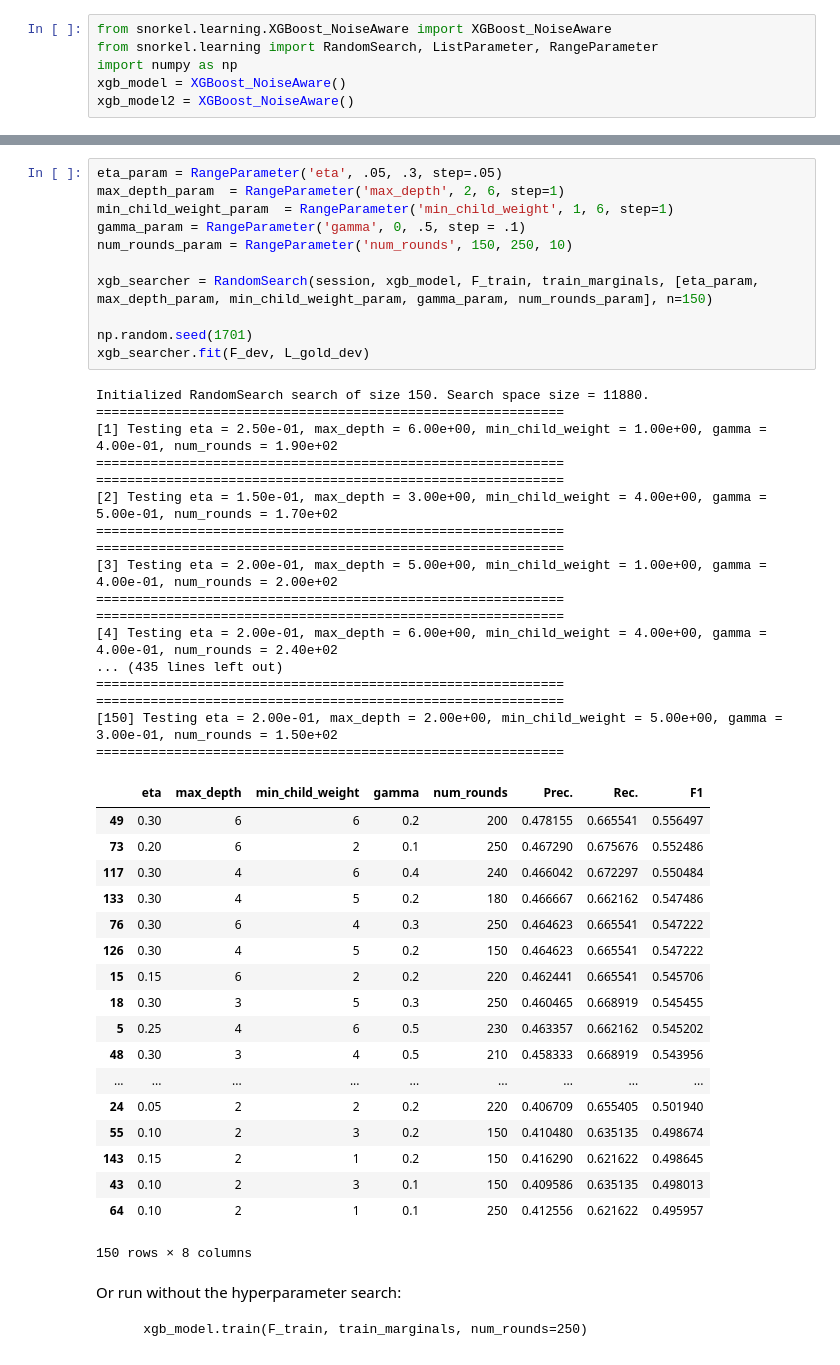
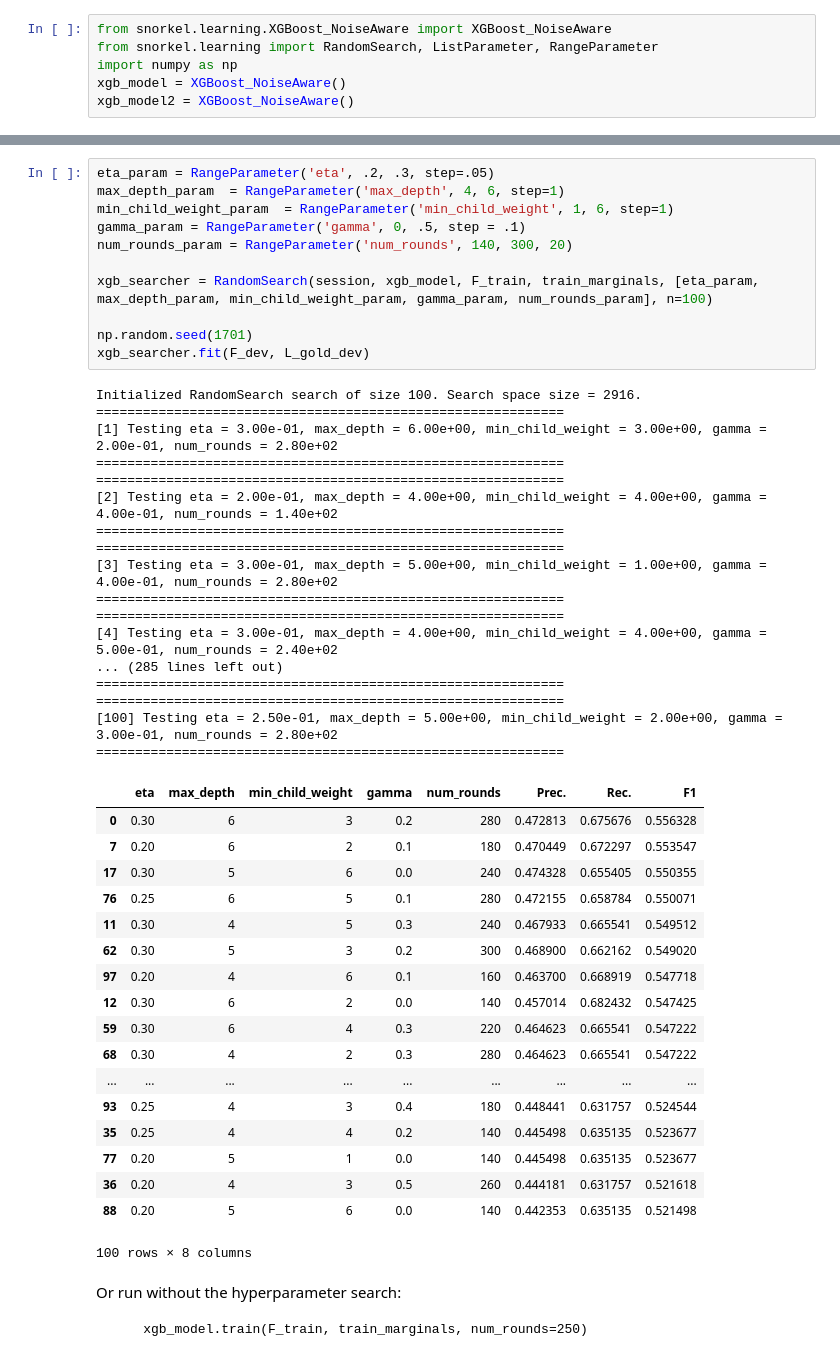
Before and after one commit to tongmu/snorkel, a Jupyter notebook: tutorials/cdr/CDR_Tutorial_3_XGBoost.ipynb, the cells around one changed output, grey strips where cells are left out. Drawn from its saved outputs; the diff is of its cells as text.

````diff
--- a/tutorials/cdr/CDR_Tutorial_3_XGBoost.ipynb
+++ b/tutorials/cdr/CDR_Tutorial_3_XGBoost.ipynb
@@ -149,52 +149,52 @@ Other Hyperparameters not listed:<br>
 'alpha_val'<br>
 See: https://www.analyticsvidhya.com/blog/2016/03/complete-guide-parameter-tuning-xgboost-with-codes-python/ for details about hyperparameter tuning
 # %%
-eta_param = RangeParameter('eta', .05, .3, step=.05)
-max_depth_param  = RangeParameter('max_depth', 2, 6, step=1)
+eta_param = RangeParameter('eta', .2, .3, step=.05)
+max_depth_param  = RangeParameter('max_depth', 4, 6, step=1)
 min_child_weight_param  = RangeParameter('min_child_weight', 1, 6, step=1)
 gamma_param = RangeParameter('gamma', 0, .5, step = .1)
-num_rounds_param = RangeParameter('num_rounds', 150, 250, 10)
+num_rounds_param = RangeParameter('num_rounds', 140, 300, 20)
 
-xgb_searcher = RandomSearch(session, xgb_model, F_train, train_marginals, [eta_param, max_depth_param, min_child_weight_param, gamma_param, num_rounds_param], n=150)
+xgb_searcher = RandomSearch(session, xgb_model, F_train, train_marginals, [eta_param, max_depth_param, min_child_weight_param, gamma_param, num_rounds_param], n=100)
 
 np.random.seed(1701)
 xgb_searcher.fit(F_dev, L_gold_dev)
 # %% [output]
-Initialized RandomSearch search of size 150. Search space size = 11880.
+Initialized RandomSearch search of size 100. Search space size = 2916.
 ============================================================
-[1] Testing eta = 2.50e-01, max_depth = 6.00e+00, min_child_weight = 1.00e+00, gamma = 4.00e-01, num_rounds = 1.90e+02
+[1] Testing eta = 3.00e-01, max_depth = 6.00e+00, min_child_weight = 3.00e+00, gamma = 2.00e-01, num_rounds = 2.80e+02
 ============================================================
 ============================================================
-[2] Testing eta = 1.50e-01, max_depth = 3.00e+00, min_child_weight = 4.00e+00, gamma = 5.00e-01, num_rounds = 1.70e+02
+[2] Testing eta = 2.00e-01, max_depth = 4.00e+00, min_child_weight = 4.00e+00, gamma = 4.00e-01, num_rounds = 1.40e+02
 ============================================================
 ============================================================
-[3] Testing eta = 2.00e-01, max_depth = 5.00e+00, min_child_weight = 1.00e+00, gamma = 4.00e-01, num_rounds = 2.00e+02
+[3] Testing eta = 3.00e-01, max_depth = 5.00e+00, min_child_weight = 1.00e+00, gamma = 4.00e-01, num_rounds = 2.80e+02
 ============================================================
 ============================================================
-[4] Testing eta = 2.00e-01, max_depth = 6.00e+00, min_child_weight = 4.00e+00, gamma = 4.00e-01, num_rounds = 2.40e+02
-... (435 lines left out)
+[4] Testing eta = 3.00e-01, max_depth = 4.00e+00, min_child_weight = 4.00e+00, gamma = 5.00e-01, num_rounds = 2.40e+02
+... (285 lines left out)
 ============================================================
 ============================================================
-[150] Testing eta = 2.00e-01, max_depth = 2.00e+00, min_child_weight = 5.00e+00, gamma = 3.00e-01, num_rounds = 1.50e+02
+[100] Testing eta = 2.50e-01, max_depth = 5.00e+00, min_child_weight = 2.00e+00, gamma = 3.00e-01, num_rounds = 2.80e+02
 ============================================================
 |  | eta | max_depth | min_child_weight | gamma | num_rounds | Prec. | Rec. | F1 |
-| 49 | 0.30 | 6 | 6 | 0.2 | 200 | 0.478155 | 0.665541 | 0.556497 |
-| 73 | 0.20 | 6 | 2 | 0.1 | 250 | 0.467290 | 0.675676 | 0.552486 |
-| 117 | 0.30 | 4 | 6 | 0.4 | 240 | 0.466042 | 0.672297 | 0.550484 |
-| 133 | 0.30 | 4 | 5 | 0.2 | 180 | 0.466667 | 0.662162 | 0.547486 |
-| 76 | 0.30 | 6 | 4 | 0.3 | 250 | 0.464623 | 0.665541 | 0.547222 |
-| 126 | 0.30 | 4 | 5 | 0.2 | 150 | 0.464623 | 0.665541 | 0.547222 |
-| 15 | 0.15 | 6 | 2 | 0.2 | 220 | 0.462441 | 0.665541 | 0.545706 |
-| 18 | 0.30 | 3 | 5 | 0.3 | 250 | 0.460465 | 0.668919 | 0.545455 |
-| 5 | 0.25 | 4 | 6 | 0.5 | 230 | 0.463357 | 0.662162 | 0.545202 |
-| 48 | 0.30 | 3 | 4 | 0.5 | 210 | 0.458333 | 0.668919 | 0.543956 |
+| 0 | 0.30 | 6 | 3 | 0.2 | 280 | 0.472813 | 0.675676 | 0.556328 |
+| 7 | 0.20 | 6 | 2 | 0.1 | 180 | 0.470449 | 0.672297 | 0.553547 |
+| 17 | 0.30 | 5 | 6 | 0.0 | 240 | 0.474328 | 0.655405 | 0.550355 |
+| 76 | 0.25 | 6 | 5 | 0.1 | 280 | 0.472155 | 0.658784 | 0.550071 |
+| 11 | 0.30 | 4 | 5 | 0.3 | 240 | 0.467933 | 0.665541 | 0.549512 |
+| 62 | 0.30 | 5 | 3 | 0.2 | 300 | 0.468900 | 0.662162 | 0.549020 |
+| 97 | 0.20 | 4 | 6 | 0.1 | 160 | 0.463700 | 0.668919 | 0.547718 |
+| 12 | 0.30 | 6 | 2 | 0.0 | 140 | 0.457014 | 0.682432 | 0.547425 |
+| 59 | 0.30 | 6 | 4 | 0.3 | 220 | 0.464623 | 0.665541 | 0.547222 |
+| 68 | 0.30 | 4 | 2 | 0.3 | 280 | 0.464623 | 0.665541 | 0.547222 |
 | ... | ... | ... | ... | ... | ... | ... | ... | ... |
-| 24 | 0.05 | 2 | 2 | 0.2 | 220 | 0.406709 | 0.655405 | 0.501940 |
-| 55 | 0.10 | 2 | 3 | 0.2 | 150 | 0.410480 | 0.635135 | 0.498674 |
-| 143 | 0.15 | 2 | 1 | 0.2 | 150 | 0.416290 | 0.621622 | 0.498645 |
-| 43 | 0.10 | 2 | 3 | 0.1 | 150 | 0.409586 | 0.635135 | 0.498013 |
-| 64 | 0.10 | 2 | 1 | 0.1 | 250 | 0.412556 | 0.621622 | 0.495957 |
+| 93 | 0.25 | 4 | 3 | 0.4 | 180 | 0.448441 | 0.631757 | 0.524544 |
+| 35 | 0.25 | 4 | 4 | 0.2 | 140 | 0.445498 | 0.635135 | 0.523677 |
+| 77 | 0.20 | 5 | 1 | 0.0 | 140 | 0.445498 | 0.635135 | 0.523677 |
+| 36 | 0.20 | 4 | 3 | 0.5 | 260 | 0.444181 | 0.631757 | 0.521618 |
+| 88 | 0.20 | 5 | 6 | 0.0 | 140 | 0.442353 | 0.635135 | 0.521498 |
-150 rows × 8 columns
+100 rows × 8 columns
 # %% [markdown]
 Or run without the hyperparameter search:
 ```
````
Also changed, not shown: parts of 2 cells of this notebook.
